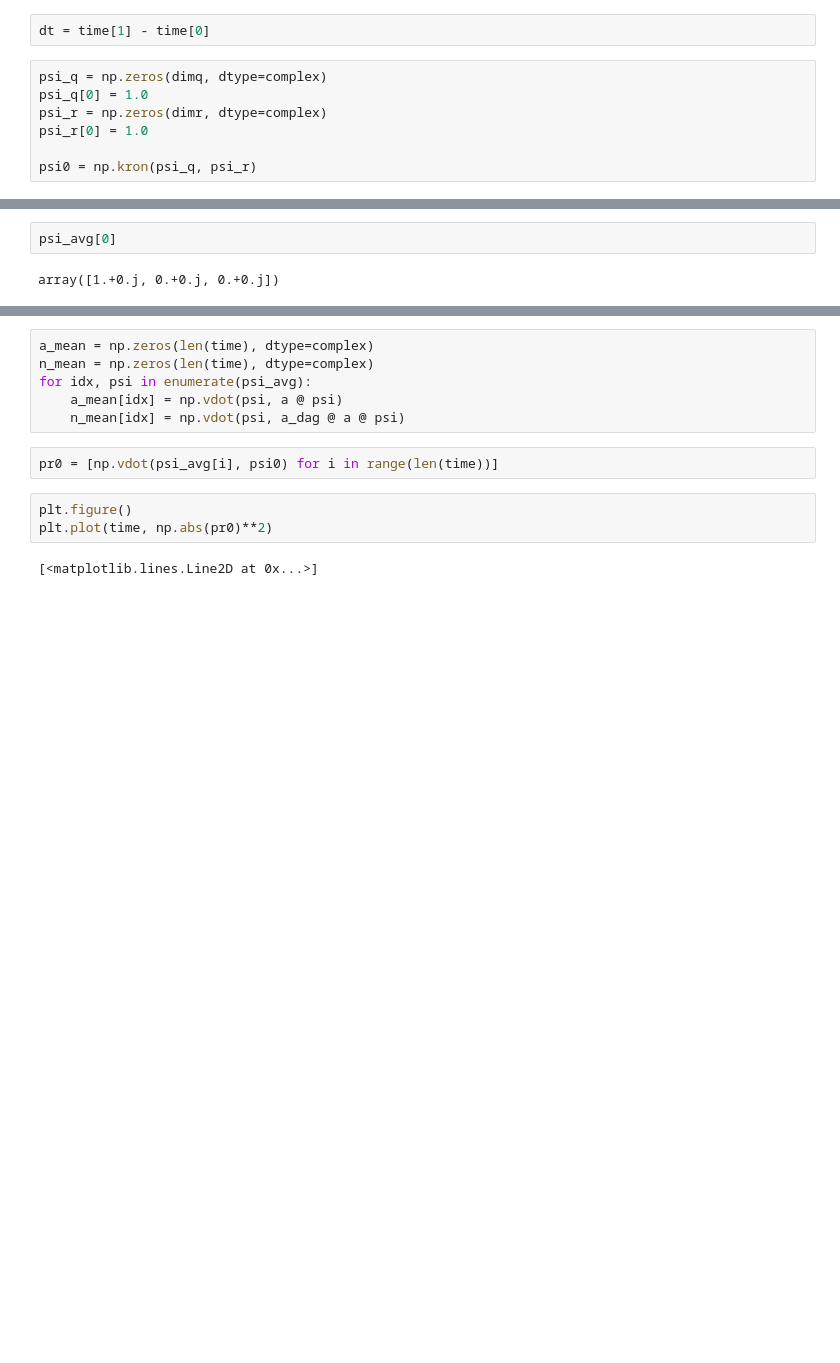
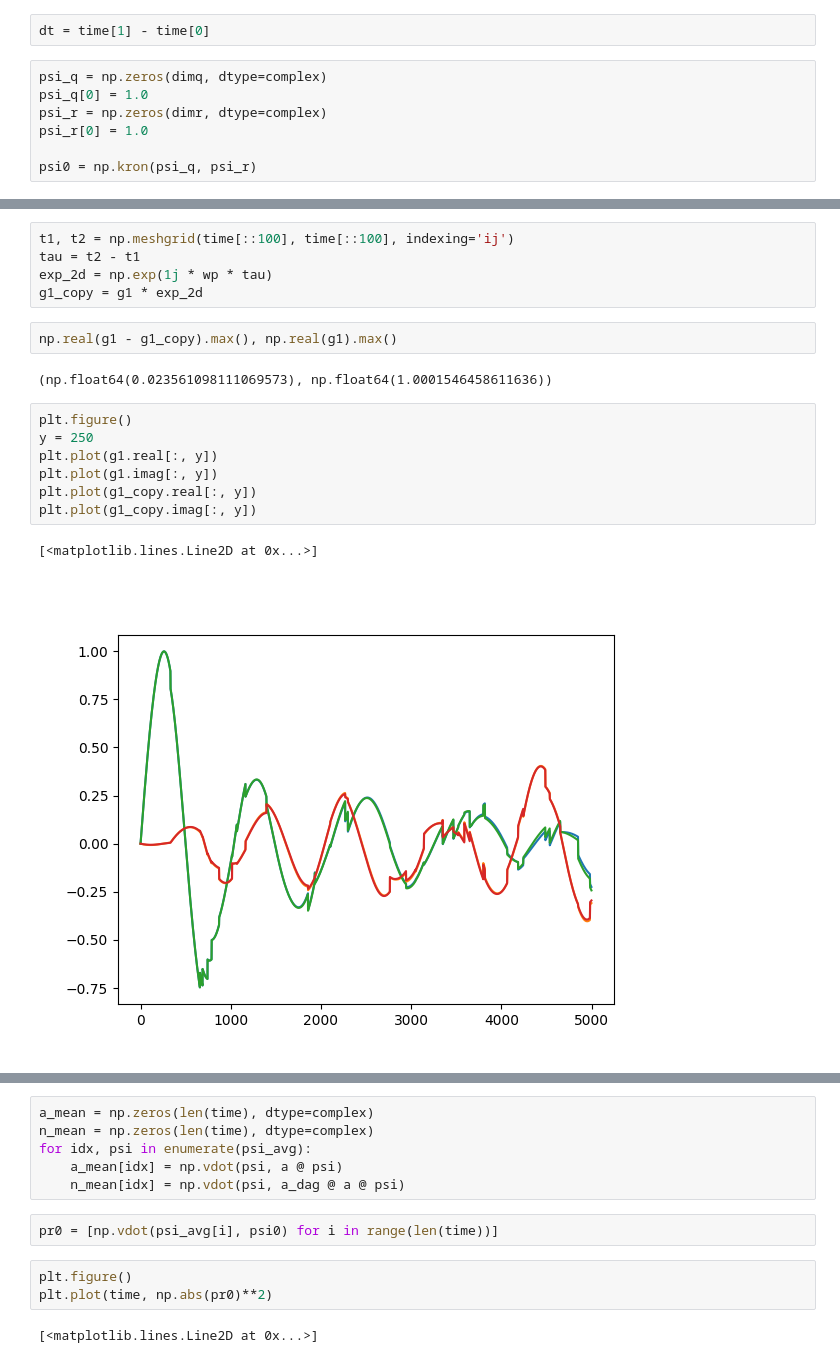
Before and after one commit to Focix/NumericalBychrom, a Jupyter notebook: kraus_test.ipynb, the cells around one changed output, grey strips where cells are left out. Saved outputs shown, nothing was run; the diff lists cells and outputs as text; blank space fills up the shorter version.

```diff
--- a/kraus_test.ipynb
+++ b/kraus_test.ipynb
@@ -122,4 +131,19 @@ for _ in tqdm(range(num_trajectories)):
-# %%
-psi_avg[0]
-# %% [output]
-array([1.+0.j, 0.+0.j, 0.+0.j])
+# %%
+t1, t2 = np.meshgrid(time[::100], time[::100], indexing='ij')
+tau = t2 - t1
+exp_2d = np.exp(1j * wp * tau)
+g1_copy = g1 * exp_2d
+# %%
+np.real(g1 - g1_copy).max(), np.real(g1).max()
+# %% [output]
+(np.float64(0.023561098111069573), np.float64(1.0001546458611636))
+# %%
+plt.figure()
+y = 250
+plt.plot(g1.real[:, y])
+plt.plot(g1.imag[:, y])
+plt.plot(g1_copy.real[:, y])
+plt.plot(g1_copy.imag[:, y])
+# %% [output]
+[<matplotlib.lines.Line2D at 0x...>]
+[figure, added]
```
Also changed, not shown: parts of 17 cells of this notebook.
